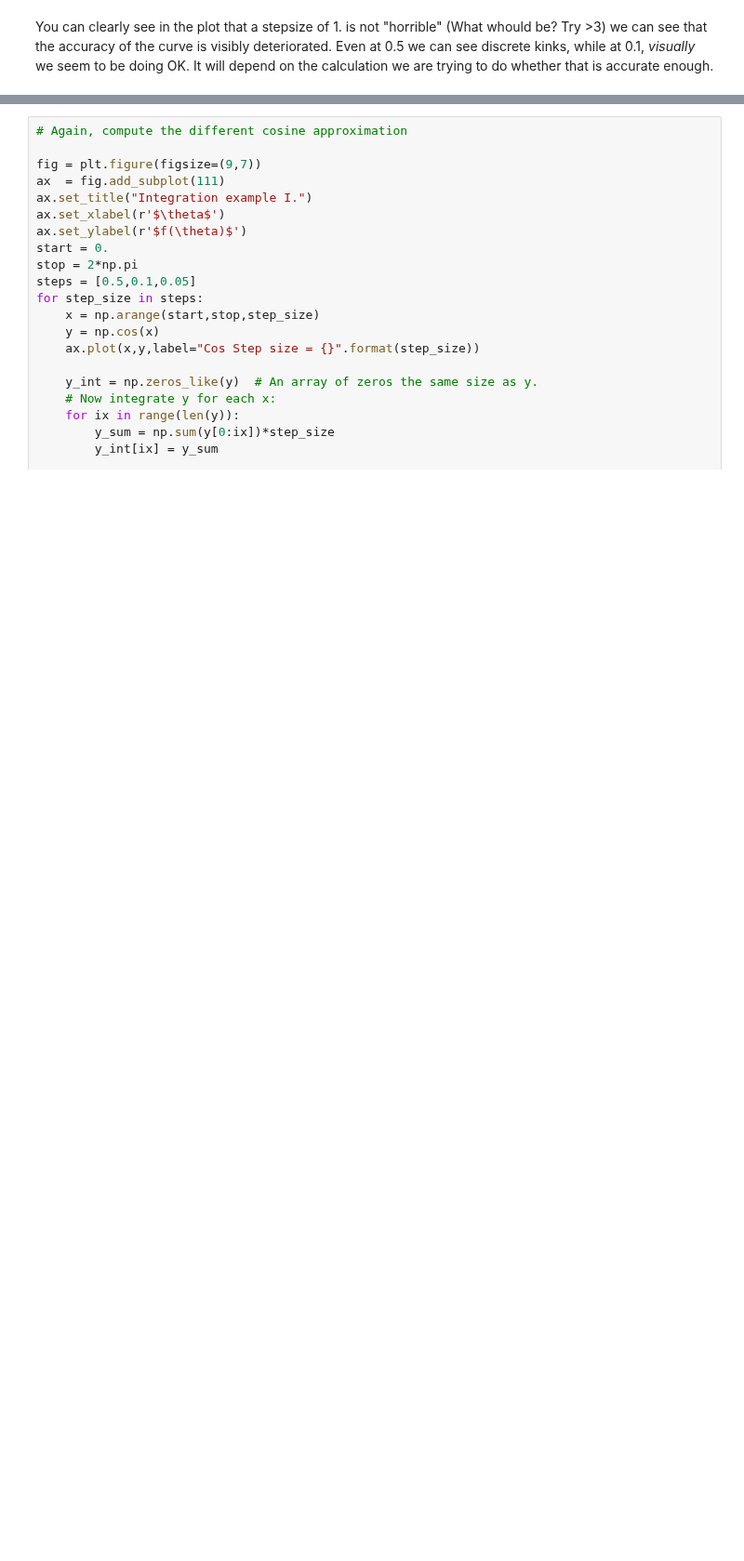
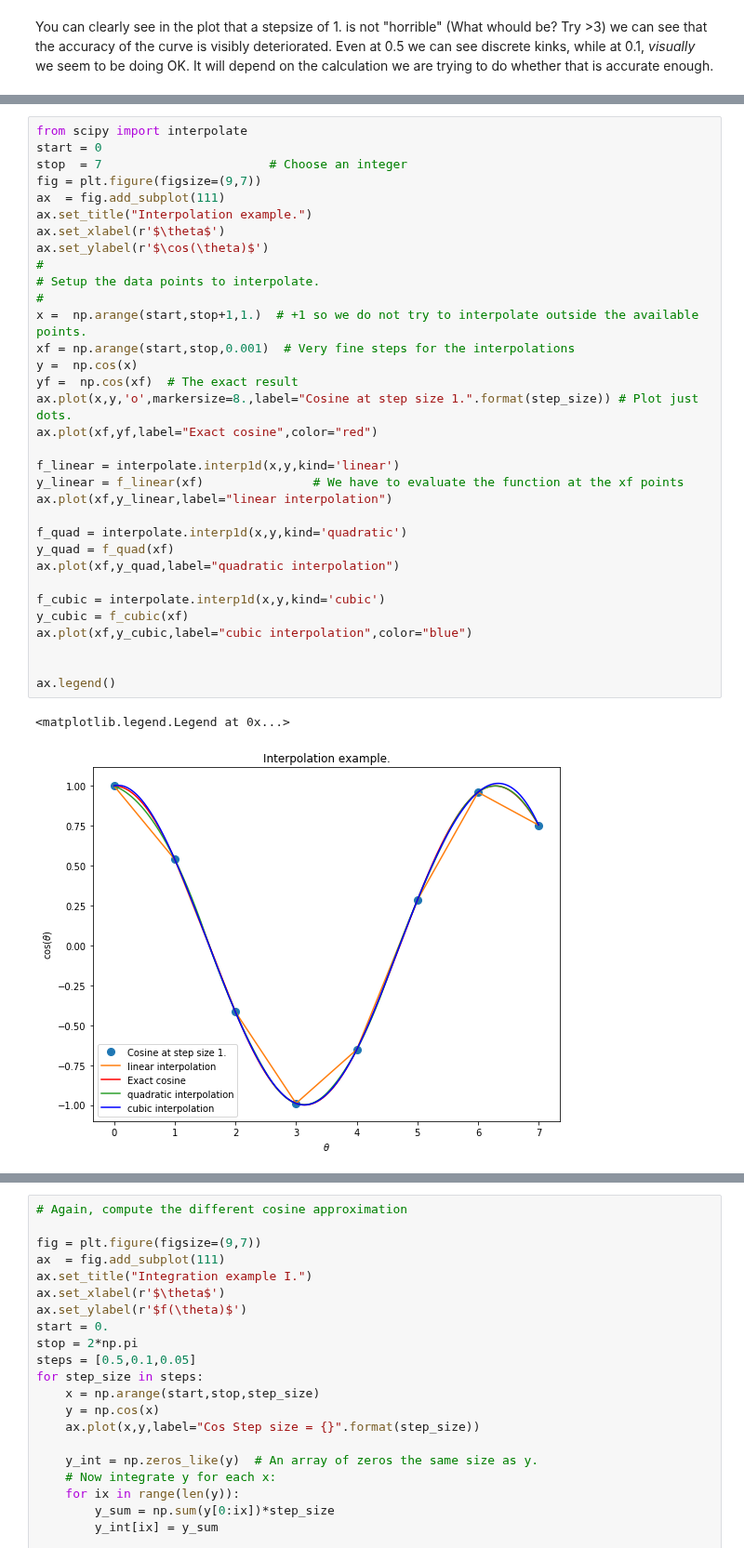
Before and after one commit to mholtrop/Phys601, a Jupyter notebook: Notebooks/04_Basic_Calculus.ipynb, the cells around one changed output, grey strips where cells are left out. Shown at 93% size. Drawn from its saved outputs; the diff is of its cells as text; blank space fills up the shorter version.

Commit message:
Add the interpolation section and the inverse section

```diff
--- a/Notebooks/04_Basic_Calculus.ipynb
+++ b/Notebooks/04_Basic_Calculus.ipynb
@@ -39,0 +58,36 @@ You can clearly see in the plot that a stepsize of 1. is not "horrible" (What wh
+# %%
+from scipy import interpolate
+start = 0
+stop  = 7                       # Choose an integer
+fig = plt.figure(figsize=(9,7))
+ax  = fig.add_subplot(111)
+ax.set_title("Interpolation example.")
+ax.set_xlabel(r'$\theta$')
+ax.set_ylabel(r'$\cos(\theta)$')
+#
+# Setup the data points to interpolate.
+#
+x =  np.arange(start,stop+1,1.)  # +1 so we do not try to interpolate outside the available points.
+xf = np.arange(start,stop,0.001)  # Very fine steps for the interpolations
+y =  np.cos(x)
+yf =  np.cos(xf)  # The exact result
+ax.plot(x,y,'o',markersize=8.,label="Cosine at step size 1.".format(step_size)) # Plot just dots.
+ax.plot(xf,yf,label="Exact cosine",color="red")
+
+f_linear = interpolate.interp1d(x,y,kind='linear')
+y_linear = f_linear(xf)               # We have to evaluate the function at the xf points
+ax.plot(xf,y_linear,label="linear interpolation")
+
+f_quad = interpolate.interp1d(x,y,kind='quadratic')
+y_quad = f_quad(xf)
+ax.plot(xf,y_quad,label="quadratic interpolation")
+
+f_cubic = interpolate.interp1d(x,y,kind='cubic')
+y_cubic = f_cubic(xf)
+ax.plot(xf,y_cubic,label="cubic interpolation",color="blue")
+
+
+ax.legend()
+# %% [output]
+<matplotlib.legend.Legend at 0x...>
+[figure, added]
```
Also changed, not shown: parts of 9 cells of this notebook.
